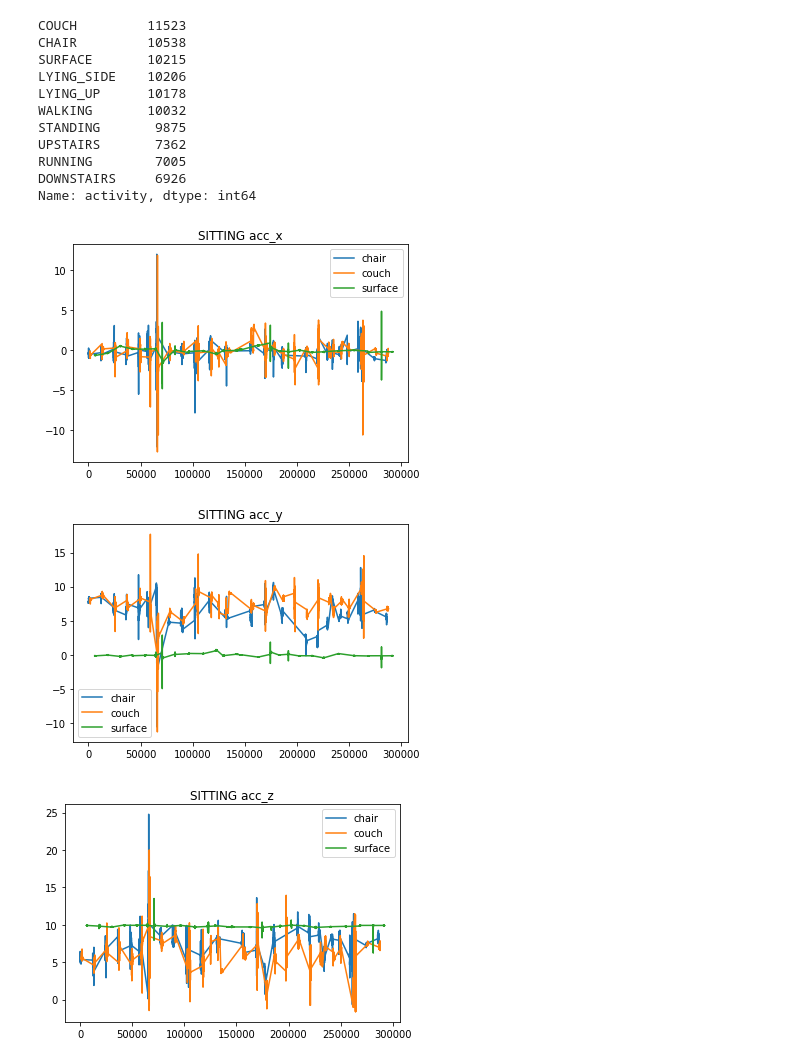
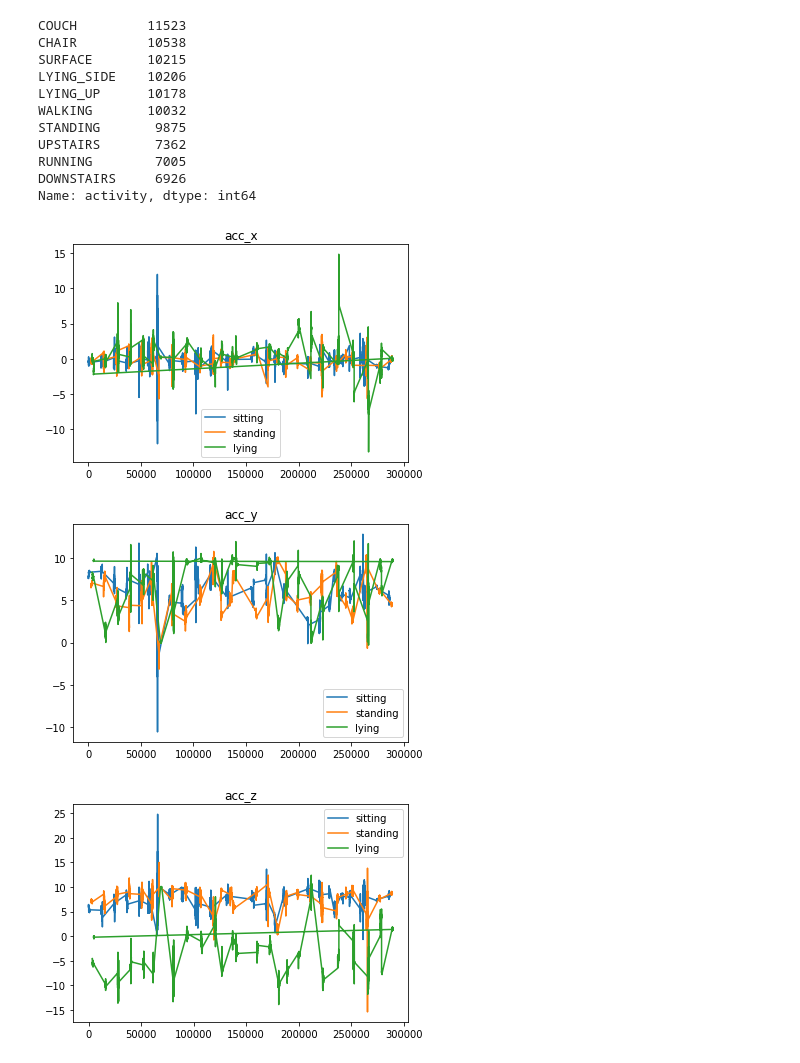
Before and after one commit to kartikvirendrar/Cristl, a Jupyter notebook: data_preprocessing.ipynb, the cells around one changed output. Cells and saved outputs as stored; diff of their text form; code cells hidden in the pictures.

```diff
--- a/data_preprocessing.ipynb
+++ b/data_preprocessing.ipynb
@@ -56,41 +56,38 @@ RUNNING        7005
 DOWNSTAIRS     6926
 Name: activity, dtype: int64
 # %%
-accchair= accelerometer[accelerometer['activity'] == 'CHAIR']
-acccouch= accelerometer[accelerometer['activity'] == 'COUCH']
-accsurface= accelerometer[accelerometer['activity'] == 'SURFACE']
-acclyingup= accelerometer[accelerometer['activity'] == 'LYING_UP']
-acclyingside= accelerometer[accelerometer['activity'] == 'LYING_SIDE']
+accsitting= accelerometer[accelerometer['activity'] == 'CHAIR']
+accstanding= accelerometer[accelerometer['activity'] == 'STANDING']
+acclying= accelerometer[accelerometer['activity'] == 'LYING_UP']
+acclying= acclying.append(accelerometer[accelerometer['activity'] == 'LYING_SIDE'].head(520))
 
-gyrchair= gyroscope[gyroscope['activity'] == 'CHAIR']
-gyrcouch= gyroscope[gyroscope['activity'] == 'COUCH']
-gyrsurface= gyroscope[gyroscope['activity'] == 'SURFACE']
-gyrlyingup= gyroscope[gyroscope['activity'] == 'LYING_UP']
-gyrlyingside= gyroscope[gyroscope['activity'] == 'LYING_SIDE']
+gyrsitting= gyroscope[gyroscope['activity'] == 'CHAIR']
+gyrstanding= gyroscope[gyroscope['activity'] == 'STANDING']
+gyrlying= gyroscope[gyroscope['activity'] == 'LYING_UP']
 # %%
 import matplotlib.pyplot as plt
-plt.title("SITTING acc_x")
-plt.plot(accchair["acc_x"], label="chair")
-plt.plot(acccouch["acc_x"], label="couch")
-plt.plot(accsurface["acc_x"], label="surface")
+plt.title("acc_x")
+plt.plot(accsitting["acc_x"], label="sitting")
+plt.plot(accstanding["acc_x"], label="standing")
+plt.plot(acclying["acc_x"], label="lying")
 plt.legend()
 plt.show()
 
-plt.title("SITTING acc_y")
-plt.plot(accchair["acc_y"], label="chair")
-plt.plot(acccouch["acc_y"], label="couch")
-plt.plot(accsurface["acc_y"], label="surface")
+plt.title("acc_y")
+plt.plot(accsitting["acc_y"], label="sitting")
+plt.plot(accstanding["acc_y"], label="standing")
+plt.plot(acclying["acc_y"], label="lying")
 plt.legend()
 plt.show()
 
-plt.title("SITTING acc_z")
-plt.plot(accchair["acc_z"], label="chair")
-plt.plot(acccouch["acc_z"], label="couch")
-plt.plot(accsurface["acc_z"], label="surface")
+plt.title("acc_z")
+plt.plot(accsitting["acc_z"], label="sitting")
+plt.plot(accstanding["acc_z"], label="standing")
+plt.plot(acclying["acc_z"], label="lying")
 plt.legend()
 plt.show()
 # %% [output]
-[figure, old version]
+[figure, new version]
-[figure, old version]
+[figure, new version]
-[figure, old version]
+[figure, new version]
 # %%
```
Also changed, not shown: parts of 3 cells of this notebook.
